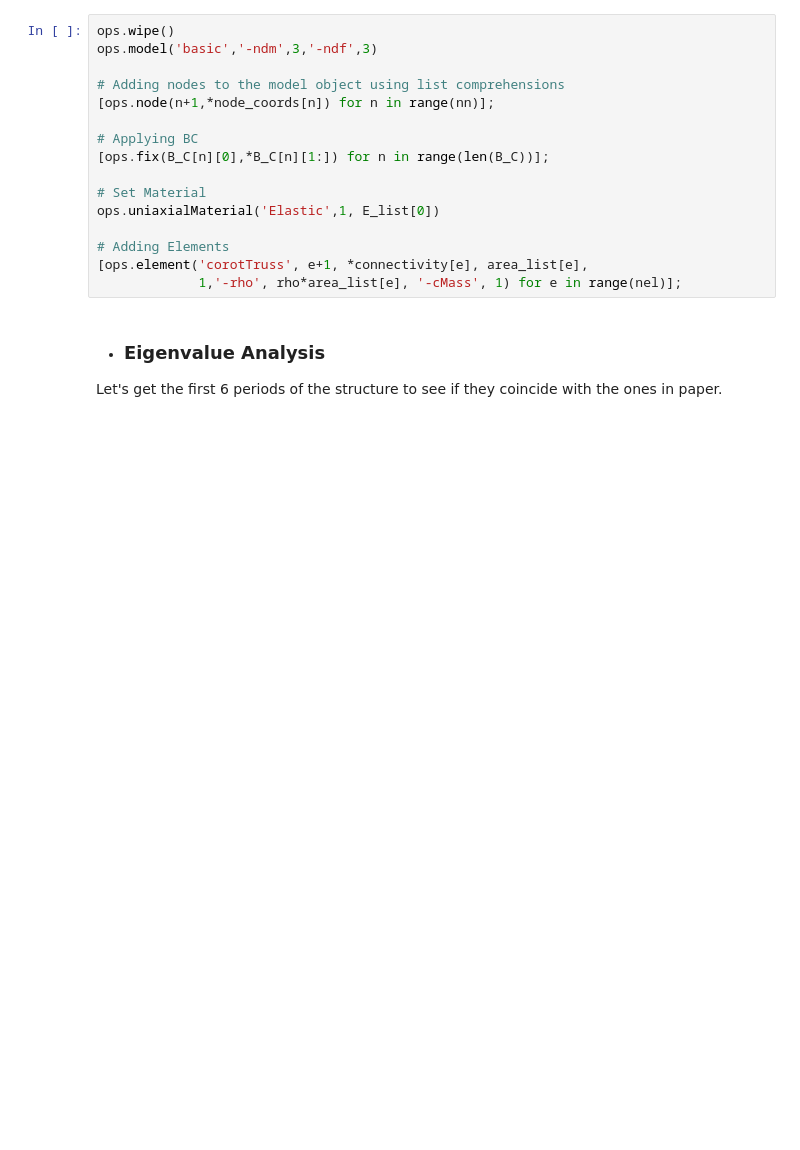
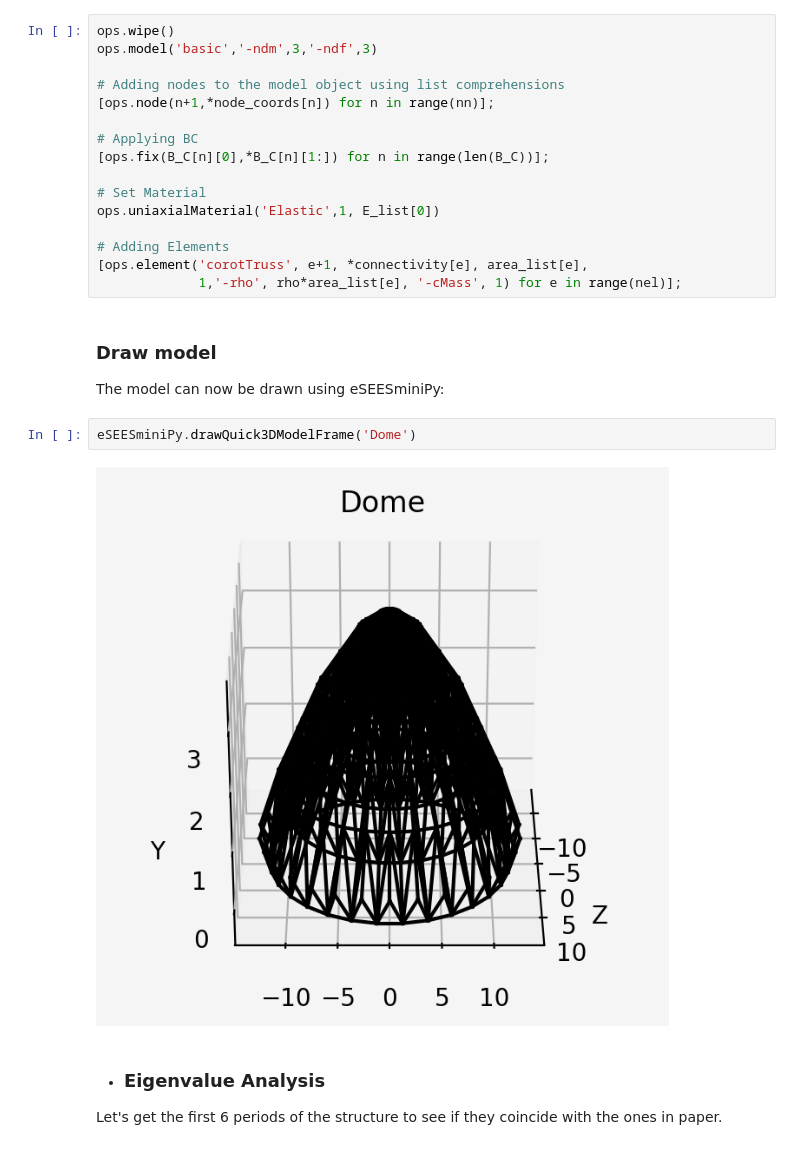
Before and after one commit to AmirHosseinNamadchi/OpenSeesPy-Examples, a Jupyter notebook: Double-Layer Shallow Dome.ipynb, the cells around one changed output. Cells and saved outputs as stored; diff of their text form; blank space fills up the shorter version.

Commit message:
adding eSEESminiPy

```diff
--- a/Double-Layer Shallow Dome.ipynb
+++ b/Double-Layer Shallow Dome.ipynb
@@ -68,6 +69,13 @@ ops.uniaxialMaterial('Elastic',1, E_list[0])
 # Adding Elements
 [ops.element('corotTruss', e+1, *connectivity[e], area_list[e],
              1,'-rho', rho*area_list[e], '-cMass', 1) for e in range(nel)];
+# %% [markdown]
+### Draw model
+The model can now be drawn using eSEESminiPy:
+# %%
+eSEESminiPy.drawQuick3DModelFrame('Dome')
+# %% [output]
+[figure, added]
 # %% [markdown]
 * ### Eigenvalue Analysis
 Let's get the first 6 periods of the structure to see if they coincide with the ones in paper.
```
Also changed, not shown: parts of 2 cells of this notebook.
